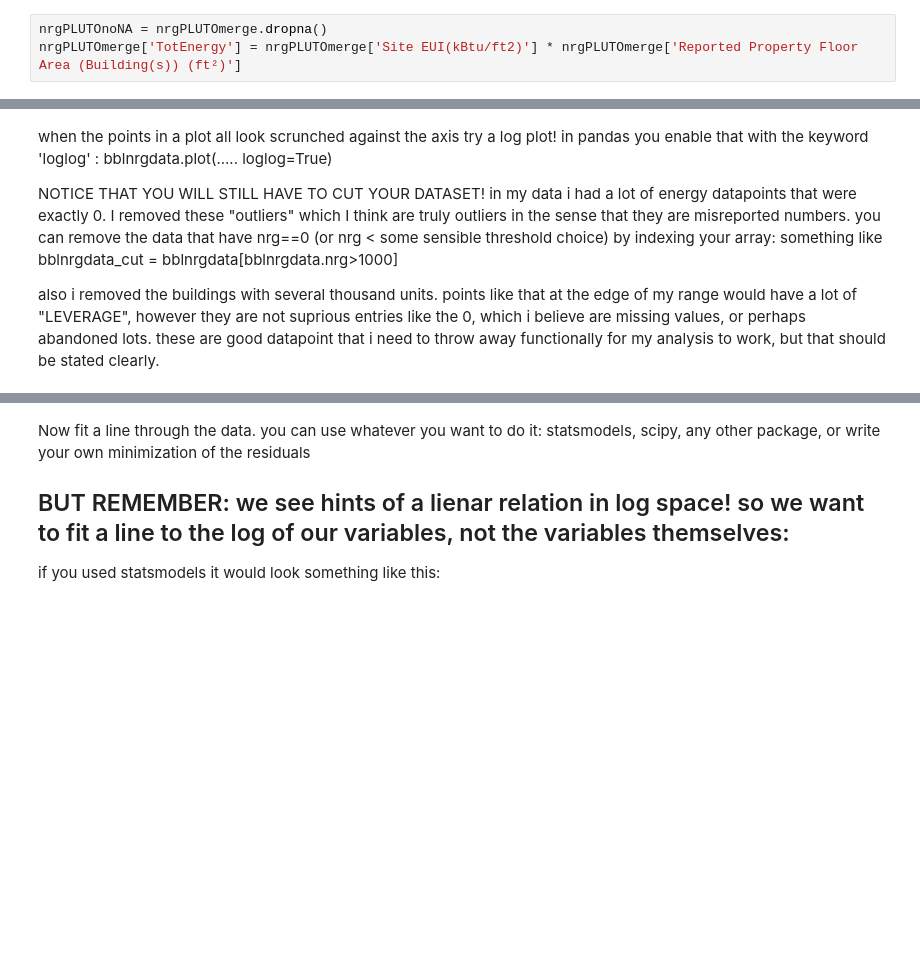
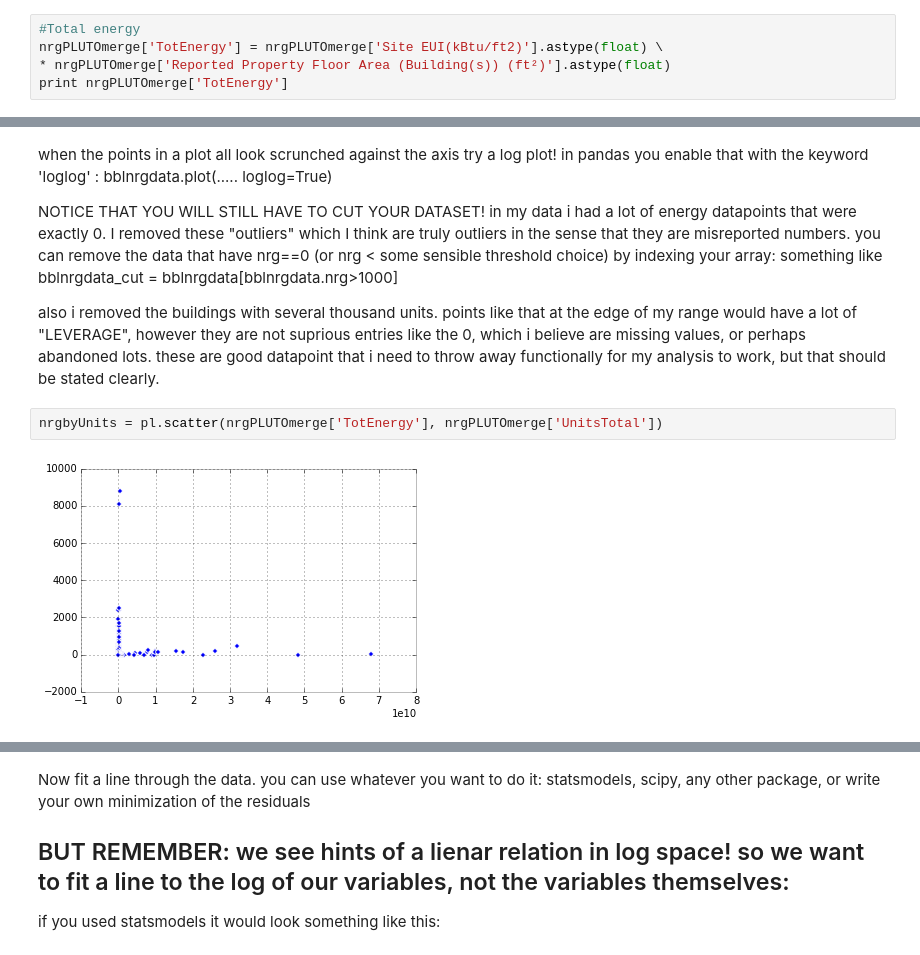
Before and after one commit to dstarobin/PUI2015_dstarobin, a Jupyter notebook: HW5/assgt1.ipynb, the cells around one changed output, grey strips where cells are left out. Drawn from its saved outputs; the diff is of its cells as text; blank space fills up the shorter version.

```diff
--- a/HW5/assgt1.ipynb
+++ b/HW5/assgt1.ipynb
@@ -243,6 +243,8 @@ perhaps zoom into the region where most points are by cutting your x and y axis
 # %% [markdown]
 ###Selecting 'UnitsTotal', which I believe is more relevant for this study since it encompasses more units than only those that are residential.
 # %%
-nrgPLUTOnoNA = nrgPLUTOmerge.dropna()
-nrgPLUTOmerge['TotEnergy'] = nrgPLUTOmerge['Site EUI(kBtu/ft2)'] * nrgPLUTOmerge['Reported Property Floor Area (Building(s)) (ft²)']
+#Total energy
+nrgPLUTOmerge['TotEnergy'] = nrgPLUTOmerge['Site EUI(kBtu/ft2)'].astype(float) \
+* nrgPLUTOmerge['Reported Property Floor Area (Building(s)) (ft²)'].astype(float)
+print nrgPLUTOmerge['TotEnergy']
 # %% [output]
@@ -255,3 +295,7 @@ NOTICE THAT YOU WILL STILL HAVE TO CUT YOUR DATASET! in my data i had a lot of e
 something like bblnrgdata_cut = bblnrgdata[bblnrgdata.nrg>1000]
 
 also i removed the buildings with several thousand units. points like that at the edge of my range would have a lot of "LEVERAGE", however  they are not suprious entries like the 0, which i believe are missing values, or perhaps abandoned lots. these are good datapoint that i need to throw away functionally for my analysis to work, but that should be stated clearly.
+# %%
+nrgbyUnits = pl.scatter(nrgPLUTOmerge['TotEnergy'], nrgPLUTOmerge['UnitsTotal'])
+# %% [output]
+[figure, added]
```
Also changed, not shown: parts of 22 cells of this notebook.
